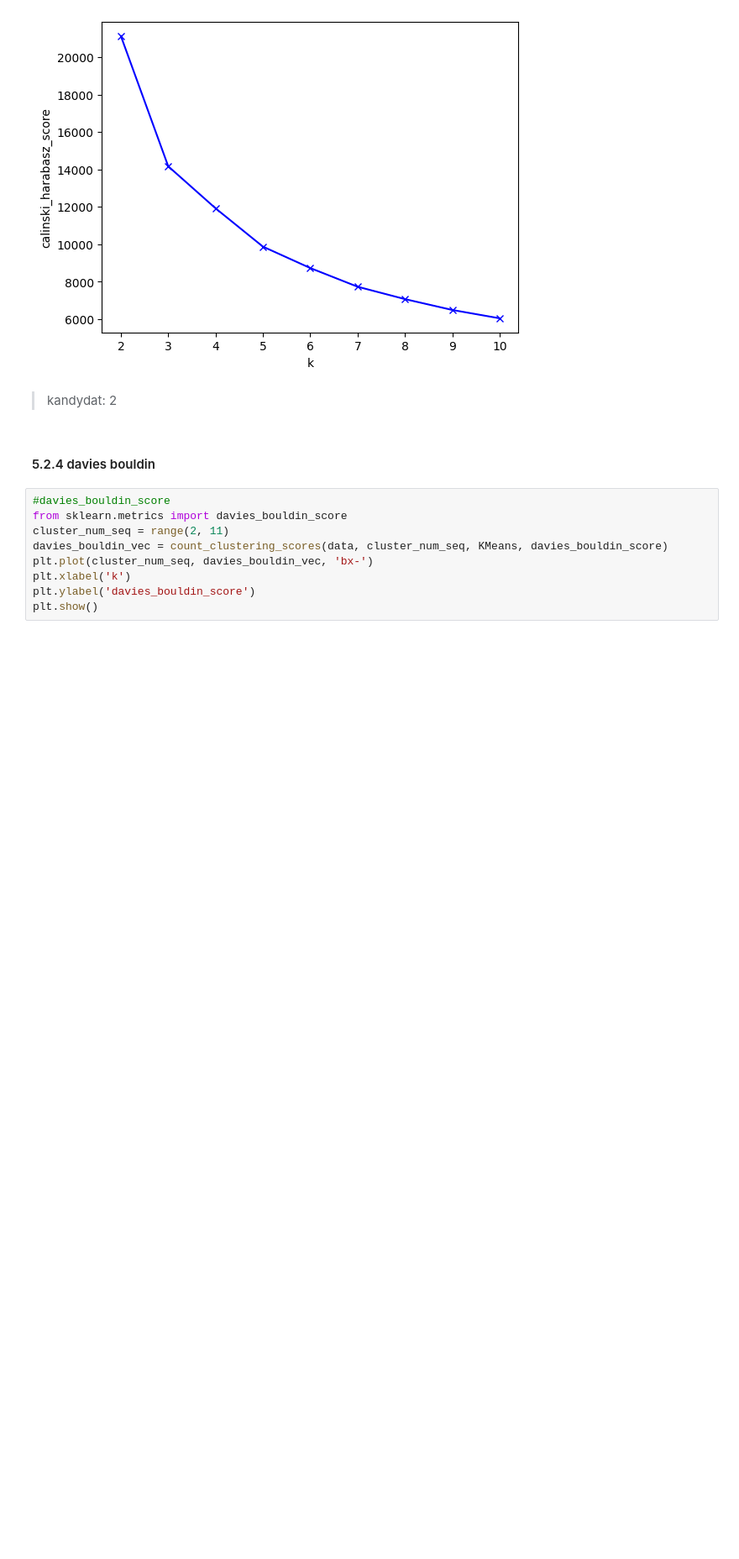
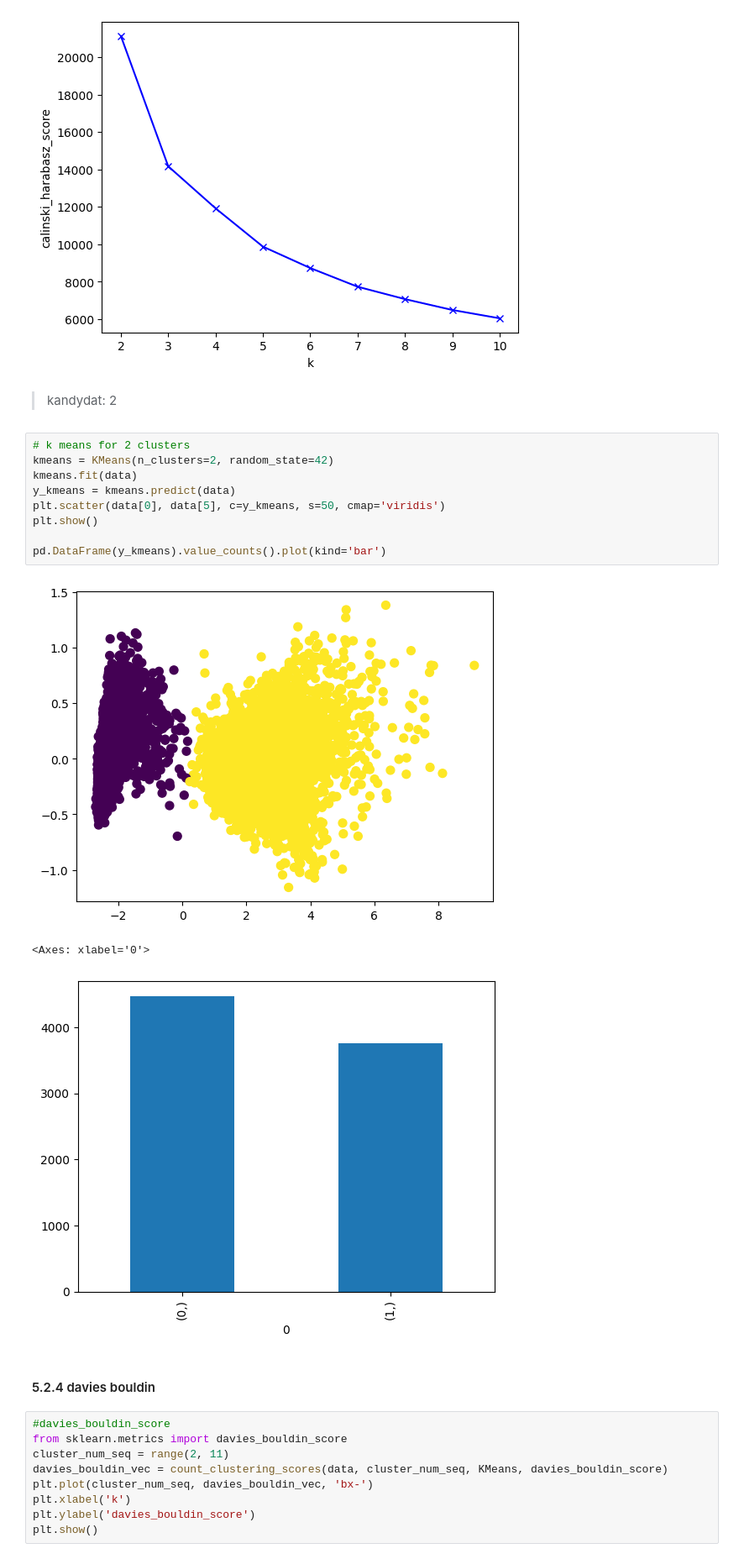
Before and after one commit to DeptuchMateusz/Human-activity-recognition-using-smartphones-clustering, a Jupyter notebook: Preprocessing/prep.ipynb, the cells around one changed output. Shown at 84% size. Cells and saved outputs as stored; diff of their text form; blank space fills up the shorter version.

Commit message:
plot

```diff
--- a/Preprocessing/prep.ipynb
+++ b/Preprocessing/prep.ipynb
@@ -271,6 +271,19 @@ plt.show()
 [figure]
 # %% [markdown]
 >kandydat: 2
+# %%
+# k means for 2 clusters
+kmeans = KMeans(n_clusters=2, random_state=42)
+kmeans.fit(data)
+y_kmeans = kmeans.predict(data)
+plt.scatter(data[0], data[5], c=y_kmeans, s=50, cmap='viridis')
+plt.show()
+
+pd.DataFrame(y_kmeans).value_counts().plot(kind='bar')
+# %% [output]
+[figure, added]
+<Axes: xlabel='0'>
+[figure, added]
 # %% [markdown]
 #### 5.2.4 davies bouldin
 # %%
```
Also changed, not shown: parts of 1 cell of this notebook.
